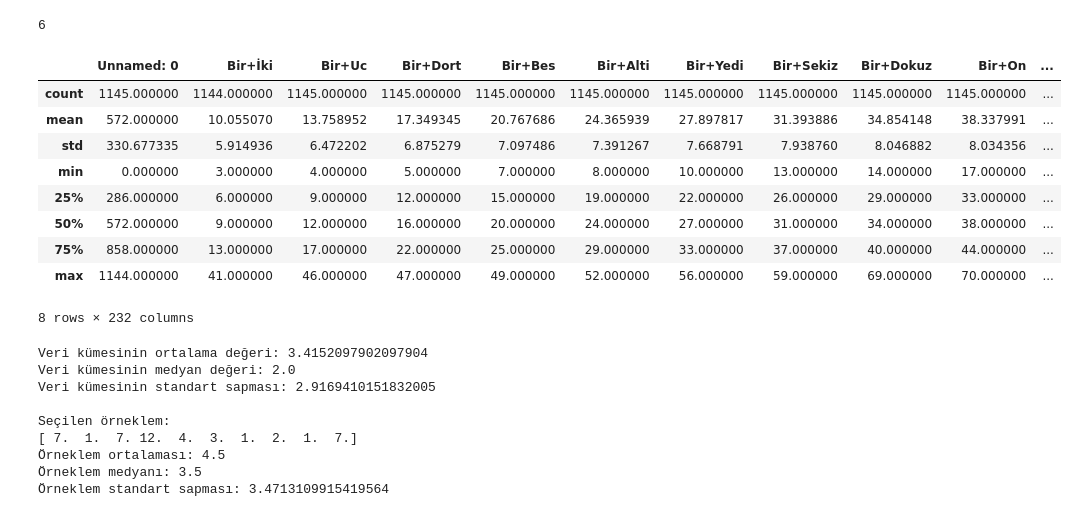
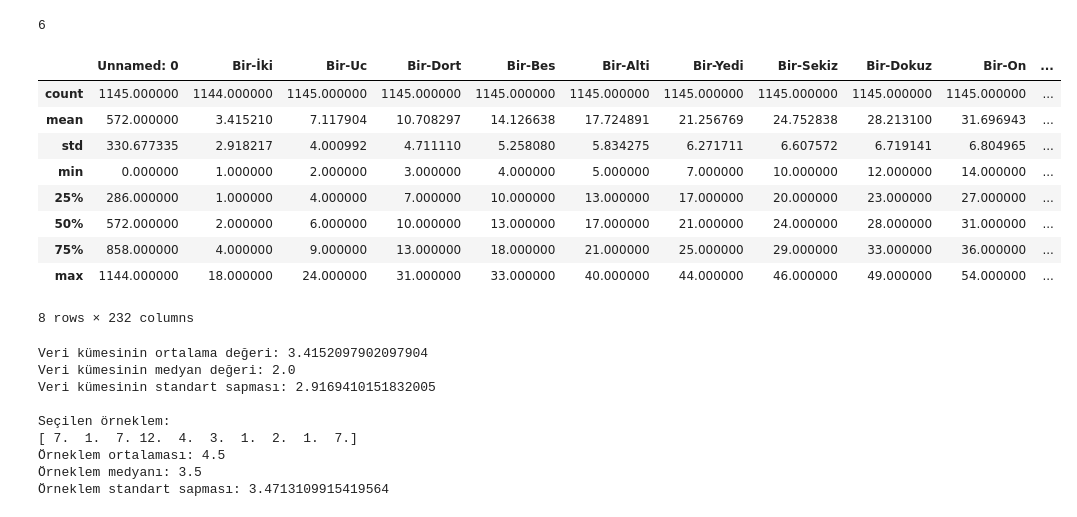
Before and after one commit to Berkay86/DeepPerson, a Jupyter notebook: onnumara.ipynb, the cells around one changed output. Saved outputs shown, nothing was run; the diff lists cells and outputs as text; code cells hidden in the pictures.

```diff
--- a/onnumara.ipynb
+++ b/onnumara.ipynb
@@ -362,19 +362,19 @@ with pd.ExcelWriter("birlesiktoplam.xlsx") as writer:
 # %%
 # Excel dosyasını yükle
 import pandas as pd
 import numpy as np
-df = pd.read_excel("birlesiktoplam.xlsx")
+df = pd.read_excel("birlesik.xlsx")
 df.describe()
 # %% [output]
-|  | Unnamed: 0 | Bir+İki | Bir+Uc | Bir+Dort | Bir+Bes | Bir+Alti | Bir+Yedi | Bir+Sekiz | Bir+Dokuz | Bir+On | ... |
+|  | Unnamed: 0 | Bir-İki | Bir-Uc | Bir-Dort | Bir-Bes | Bir-Alti | Bir-Yedi | Bir-Sekiz | Bir-Dokuz | Bir-On | ... |
 | count | 1145.000000 | 1144.000000 | 1145.000000 | 1145.000000 | 1145.000000 | 1145.000000 | 1145.000000 | 1145.000000 | 1145.000000 | 1145.000000 | ... |
-| mean | 572.000000 | 10.055070 | 13.758952 | 17.349345 | 20.767686 | 24.365939 | 27.897817 | 31.393886 | 34.854148 | 38.337991 | ... |
-| std | 330.677335 | 5.914936 | 6.472202 | 6.875279 | 7.097486 | 7.391267 | 7.668791 | 7.938760 | 8.046882 | 8.034356 | ... |
-| min | 0.000000 | 3.000000 | 4.000000 | 5.000000 | 7.000000 | 8.000000 | 10.000000 | 13.000000 | 14.000000 | 17.000000 | ... |
-| 25% | 286.000000 | 6.000000 | 9.000000 | 12.000000 | 15.000000 | 19.000000 | 22.000000 | 26.000000 | 29.000000 | 33.000000 | ... |
-| 50% | 572.000000 | 9.000000 | 12.000000 | 16.000000 | 20.000000 | 24.000000 | 27.000000 | 31.000000 | 34.000000 | 38.000000 | ... |
-| 75% | 858.000000 | 13.000000 | 17.000000 | 22.000000 | 25.000000 | 29.000000 | 33.000000 | 37.000000 | 40.000000 | 44.000000 | ... |
-| max | 1144.000000 | 41.000000 | 46.000000 | 47.000000 | 49.000000 | 52.000000 | 56.000000 | 59.000000 | 69.000000 | 70.000000 | ... |
+| mean | 572.000000 | 3.415210 | 7.117904 | 10.708297 | 14.126638 | 17.724891 | 21.256769 | 24.752838 | 28.213100 | 31.696943 | ... |
+| std | 330.677335 | 2.918217 | 4.000992 | 4.711110 | 5.258080 | 5.834275 | 6.271711 | 6.607572 | 6.719141 | 6.804965 | ... |
+| min | 0.000000 | 1.000000 | 2.000000 | 3.000000 | 4.000000 | 5.000000 | 7.000000 | 10.000000 | 12.000000 | 14.000000 | ... |
+| 25% | 286.000000 | 1.000000 | 4.000000 | 7.000000 | 10.000000 | 13.000000 | 17.000000 | 20.000000 | 23.000000 | 27.000000 | ... |
+| 50% | 572.000000 | 2.000000 | 6.000000 | 10.000000 | 13.000000 | 17.000000 | 21.000000 | 24.000000 | 28.000000 | 31.000000 | ... |
+| 75% | 858.000000 | 4.000000 | 9.000000 | 13.000000 | 18.000000 | 21.000000 | 25.000000 | 29.000000 | 33.000000 | 36.000000 | ... |
+| max | 1144.000000 | 18.000000 | 24.000000 | 31.000000 | 33.000000 | 40.000000 | 44.000000 | 46.000000 | 49.000000 | 54.000000 | ... |
 8 rows × 232 columns
 # %%
 data = pd.read_excel("birlesik.xlsx")
```
Also changed, not shown: parts of 1 cell of this notebook.
